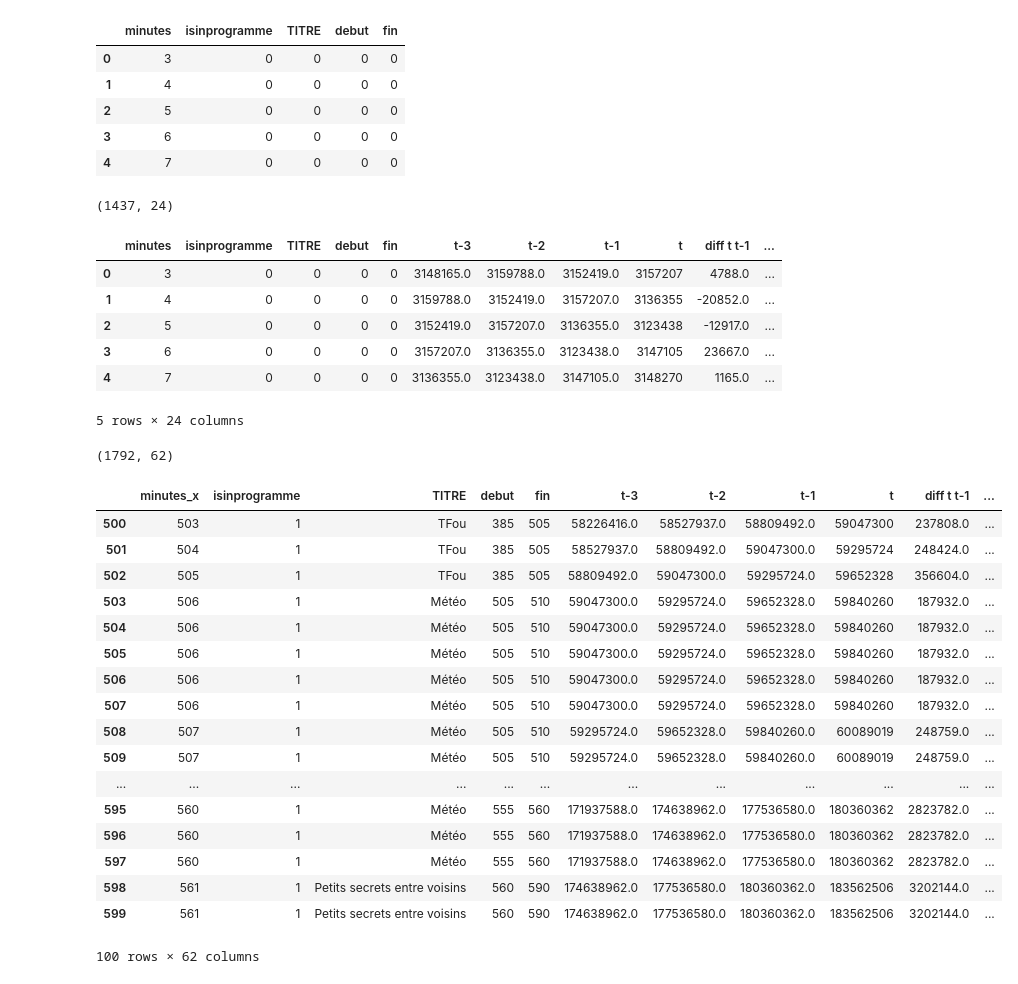
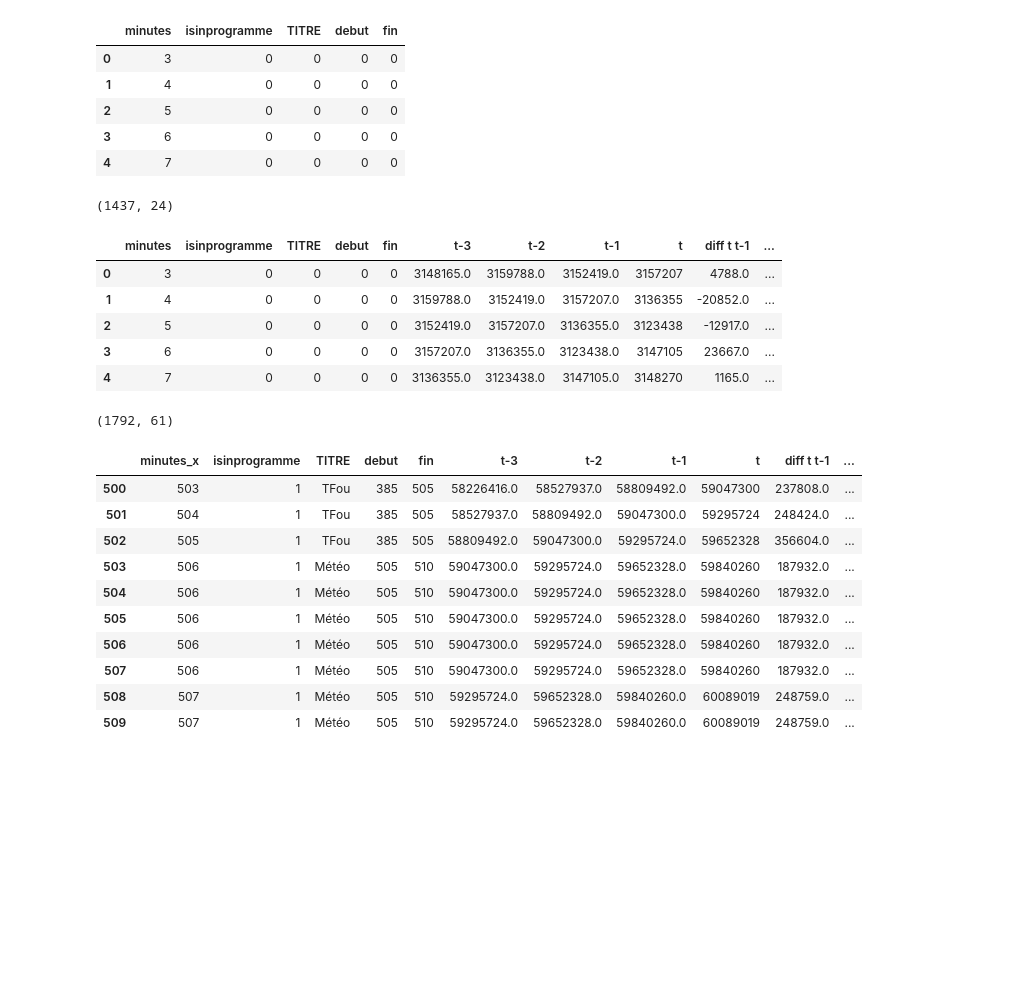
Before and after one commit to Frayal/Stage, a Jupyter notebook: historique/merge.ipynb, the cells around one changed output. Saved outputs shown, nothing was run; the diff lists cells and outputs as text; code cells hidden in the pictures; blank space fills up the shorter version.

```diff
--- a/historique/merge.ipynb
+++ b/historique/merge.ipynb
@@ -15,6 +15,7 @@ import scipy.stats
 import matplotlib
 import plotly.offline as offline
 import plotly.graph_objs as go
+pd.set_option('display.max_columns', 500)
 # %%
 CHAINE = '192'
 DATE = '2017-12-01'
@@ -105,29 +105,21 @@ df.head()
 | 2 | 5 | 0 | 0 | 0 | 0 | 3152419.0 | 3157207.0 | 3136355.0 | 3123438 | -12917.0 | ... |
 | 3 | 6 | 0 | 0 | 0 | 0 | 3157207.0 | 3136355.0 | 3123438.0 | 3147105 | 23667.0 | ... |
 | 4 | 7 | 0 | 0 | 0 | 0 | 3136355.0 | 3123438.0 | 3147105.0 | 3148270 | 1165.0 | ... |
-5 rows × 24 columns
 # %%
 df = pd.merge(df, X_PTV, on='TITRE', how='left')
 # %%
 print(df.shape)
-df[500:600]
+df[500:510]
 # %% [output]
-(1792, 62)
+(1792, 61)
 |  | minutes_x | isinprogramme | TITRE | debut | fin | t-3 | t-2 | t-1 | t | diff t t-1 | ... |
 | 500 | 503 | 1 | TFou | 385 | 505 | 58226416.0 | 58527937.0 | 58809492.0 | 59047300 | 237808.0 | ... |
 | 501 | 504 | 1 | TFou | 385 | 505 | 58527937.0 | 58809492.0 | 59047300.0 | 59295724 | 248424.0 | ... |
 | 502 | 505 | 1 | TFou | 385 | 505 | 58809492.0 | 59047300.0 | 59295724.0 | 59652328 | 356604.0 | ... |
 | 503 | 506 | 1 | Météo | 505 | 510 | 59047300.0 | 59295724.0 | 59652328.0 | 59840260 | 187932.0 | ... |
 | 504 | 506 | 1 | Météo | 505 | 510 | 59047300.0 | 59295724.0 | 59652328.0 | 59840260 | 187932.0 | ... |
 | 505 | 506 | 1 | Météo | 505 | 510 | 59047300.0 | 59295724.0 | 59652328.0 | 59840260 | 187932.0 | ... |
 | 506 | 506 | 1 | Météo | 505 | 510 | 59047300.0 | 59295724.0 | 59652328.0 | 59840260 | 187932.0 | ... |
 | 507 | 506 | 1 | Météo | 505 | 510 | 59047300.0 | 59295724.0 | 59652328.0 | 59840260 | 187932.0 | ... |
 | 508 | 507 | 1 | Météo | 505 | 510 | 59295724.0 | 59652328.0 | 59840260.0 | 60089019 | 248759.0 | ... |
 | 509 | 507 | 1 | Météo | 505 | 510 | 59295724.0 | 59652328.0 | 59840260.0 | 60089019 | 248759.0 | ... |
-| ... | ... | ... | ... | ... | ... | ... | ... | ... | ... | ... | ... |
-| 595 | 560 | 1 | Météo | 555 | 560 | 171937588.0 | 174638962.0 | 177536580.0 | 180360362 | 2823782.0 | ... |
-| 596 | 560 | 1 | Météo | 555 | 560 | 171937588.0 | 174638962.0 | 177536580.0 | 180360362 | 2823782.0 | ... |
-| 597 | 560 | 1 | Météo | 555 | 560 | 171937588.0 | 174638962.0 | 177536580.0 | 180360362 | 2823782.0 | ... |
-| 598 | 561 | 1 | Petits secrets entre voisins | 560 | 590 | 174638962.0 | 177536580.0 | 180360362.0 | 183562506 | 3202144.0 | ... |
-| 599 | 561 | 1 | Petits secrets entre voisins | 560 | 590 | 174638962.0 | 177536580.0 | 180360362.0 | 183562506 | 3202144.0 | ... |
-100 rows × 62 columns
```
Also changed, not shown: parts of 3 cells of this notebook, 3 other files.
